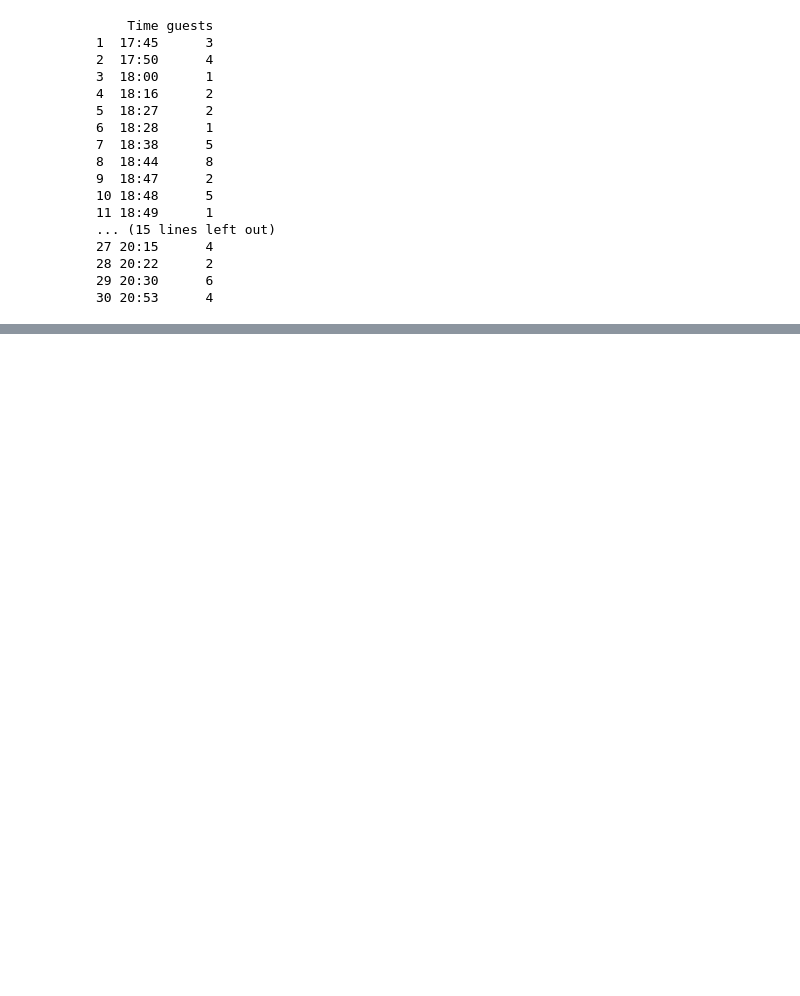
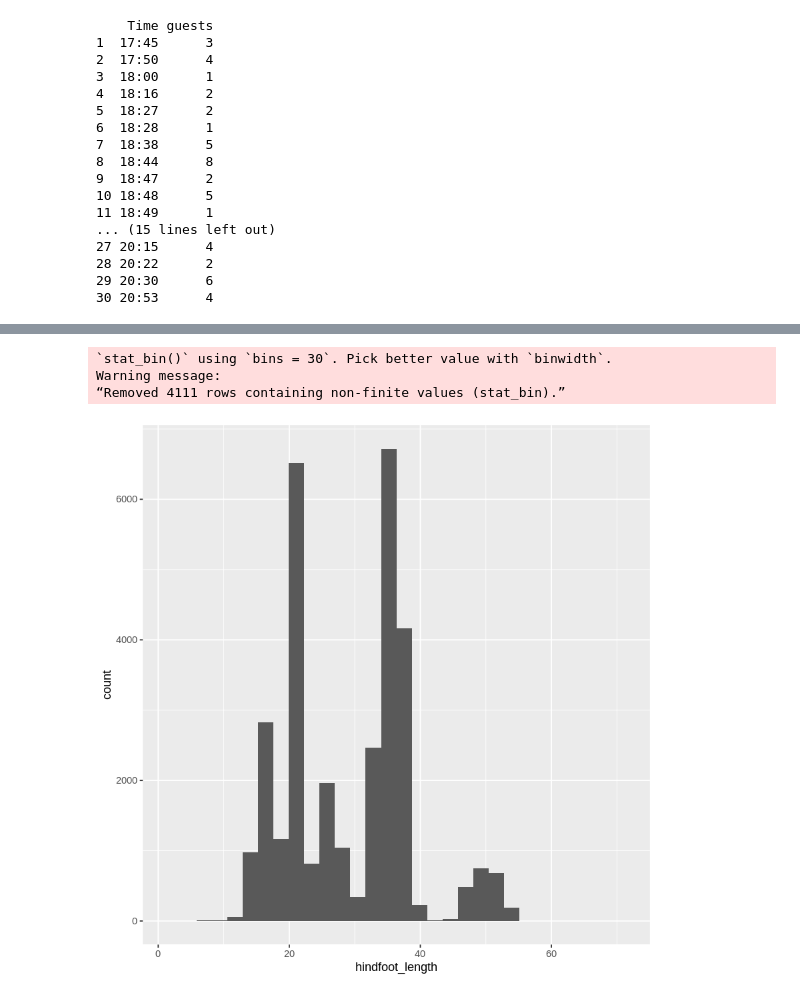
Before and after one commit to dexlau/cs6460, a Jupyter notebook: statistical_literacy_codelab.ipynb, the cells around one changed output, grey strips where cells are left out. Saved outputs shown, nothing was run; the diff lists cells and outputs as text; code cells hidden in the pictures; blank space fills up the shorter version.

Commit message:
Add exercises, practical data, and some continuity improvements.

```diff
--- a/statistical_literacy_codelab.ipynb
+++ b/statistical_literacy_codelab.ipynb
@@ -231,0 +275,9 @@ Here we can see the mean `mpg` for manual cars is `24.39231` compared to `17.147
+# %%
+#@title Setup 'mammals' database (~5 minutes to run)
+install.packages(c("dbplyr", "RSQLite","RMariaDB"))
+library(dplyr)
+library(dbplyr)
+dir.create("data_raw", showWarnings = FALSE)
+download.file(url = "https://ndownloader.figshare.com/files/2292171",
+              destfile = "data_raw/portal_mammals.sqlite", mode = "wb")
+mammals <- DBI::dbConnect(RSQLite::SQLite(), "data_raw/portal_mammals.sqlite")
@@ -231,0 +322,6 @@ Here we can see the mean `mpg` for manual cars is `24.39231` compared to `17.147
+# %%
+# Store the `surveys` table as a dataframe that we can access like above
+surveys <- tbl(mammals, "surveys") %>% as.data.frame
+surveys %>%
+  filter(weight < 5) %>%
+  select(species_id, sex, weight)
@@ -295,0 +497,9 @@ Now that you have a data frame loaded into `df`, try all of the above using the
+# %%
+#@title Solution 3
+ggplot(surveys,aes(x=hindfoot_length)) +  # Create a new plot.
+  geom_histogram()  # Add a histogram to the plot, grouping mpg by 5.
+# %% [output]
+`stat_bin()` using `bins = 30`. Pick better value with `binwidth`.
+Warning message:
+“Removed 4111 rows containing non-finite values (stat_bin).”
+[figure, added]
```
Also changed, not shown: parts of 52 cells of this notebook.
